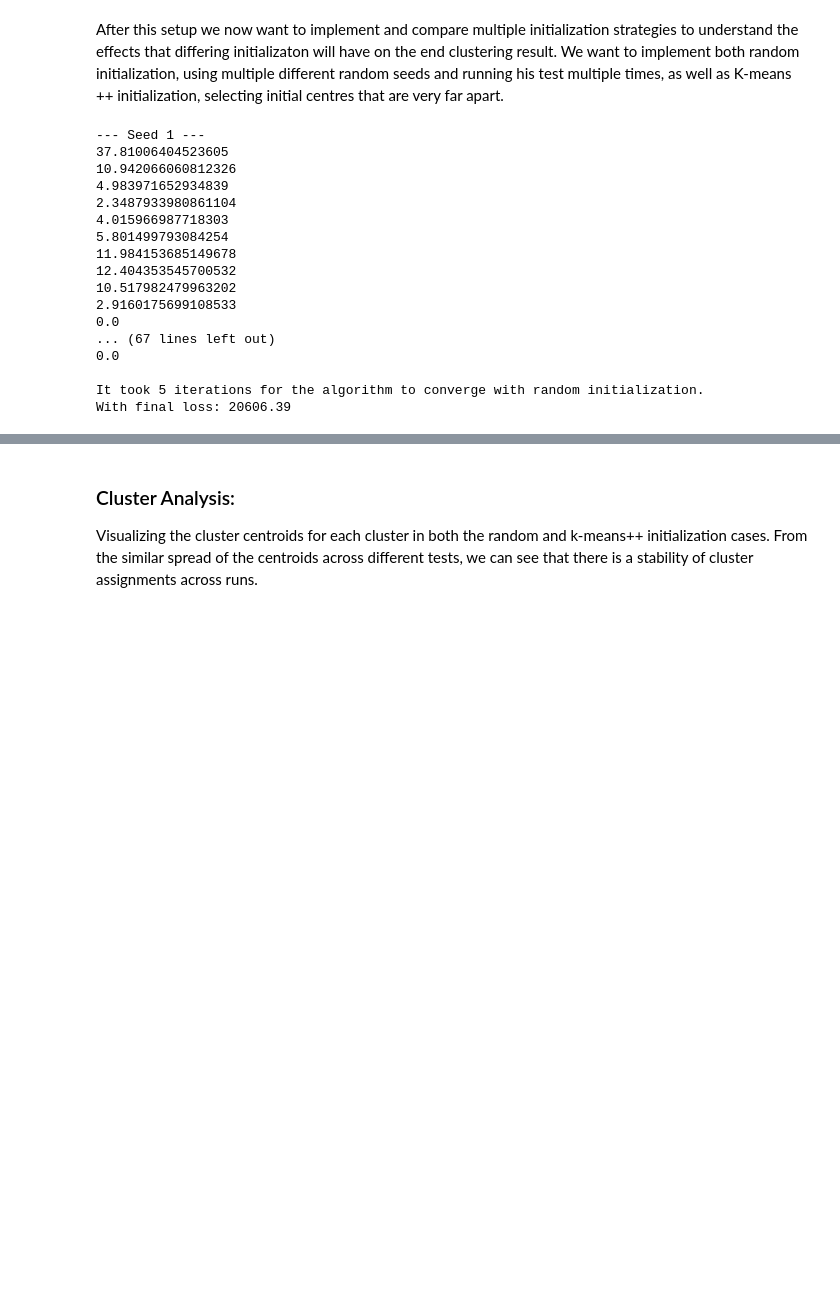
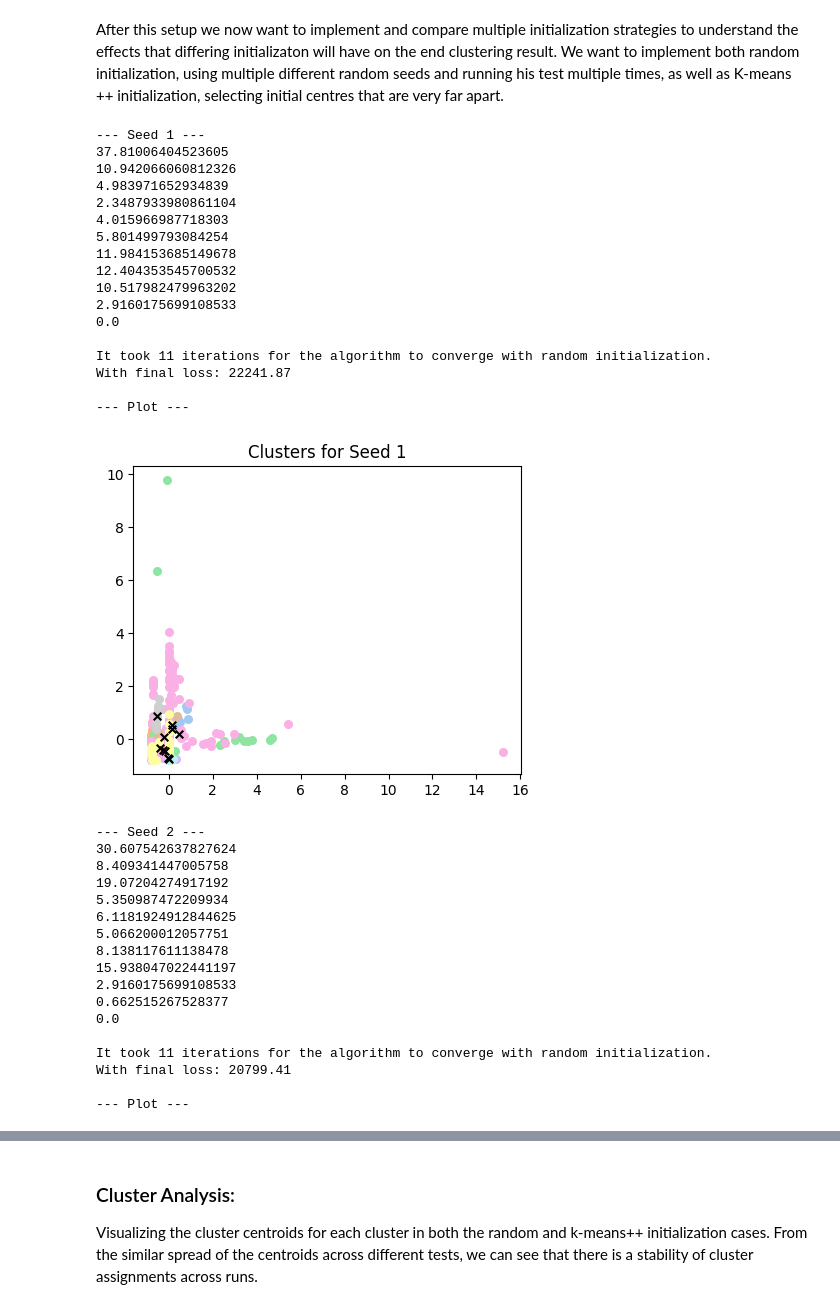
Before and after one commit to GetosMonkey/AI-Assignment-1, a Jupyter notebook: Assignment1.ipynb, the cells around one changed output, grey strips where cells are left out. Cells and saved outputs as stored; diff of their text form; code cells hidden in the pictures; blank space fills up the shorter version.

```diff
--- a/Assignment1.ipynb
+++ b/Assignment1.ipynb
@@ -185,34 +185,63 @@ for seed in [1, 2, 3, 4, 5]:
     #loss function
     loss = 0
     for j in range(len(final_clusters)):
         for point in final_clusters[j]:
             loss += compute_euclidean_distance(point, final_centroids[j]**2)
     loss = round(loss, 2)
 
     print()
     if iterations > 1 and iterations != 0:
         print("It took " + str(iterations) + " iterations for the algorithm to converge with random initialization.")
         print(f"With final loss: {loss}")
     else:
         print("It took " + str(iterations) + " iteration for the algorithm to converge with random initialization.")
         print(f"With final loss: {loss}")
 
     random_results.append({'seed': seed, 'iterations': iterations, 'loss': loss})
+
+    print("\n--- Plot ---")
+    colors = sns.color_palette("pastel", k)
+    plt.figure(figsize=(5,4))
+    for j, cluster in enumerate(final_clusters):
+        cluster = np.array(cluster)
+        plt.scatter(cluster[:, 0], cluster[:,1], s=30, color=colors[j], label=f"Cluster {j}")
+    final_centroids = np.array(final_centroids)
+    plt.scatter(final_centroids[:, 0], final_centroids[:, 1], c="black", s=30, marker="x", label="Centroids")
+    plt.title(f"Clusters for Seed {seed}")
+    plt.show()
 # %% [output]
 --- Seed 1 ---
 37.81006404523605
 10.942066060812326
 4.983971652934839
 2.3487933980861104
 4.015966987718303
 5.801499793084254
 11.984153685149678
 12.404353545700532
 10.517982479963202
 2.9160175699108533
 0.0
-... (67 lines left out)
-0.0
 
-It took 5 iterations for the algorithm to converge with random initialization.
-With final loss: 20606.39
+It took 11 iterations for the algorithm to converge with random initialization.
+With final loss: 22241.87
+
+--- Plot ---
+[figure, added]
+--- Seed 2 ---
+30.607542637827624
+8.409341447005758
+19.07204274917192
+5.350987472209934
+6.1181924912844625
+5.066200012057751
+8.138117611138478
+15.938047022441197
+2.9160175699108533
+0.662515267528377
+0.0
+
+It took 11 iterations for the algorithm to converge with random initialization.
+With final loss: 20799.41
+
+--- Plot ---
```
Also changed, not shown: parts of 14 cells of this notebook.
